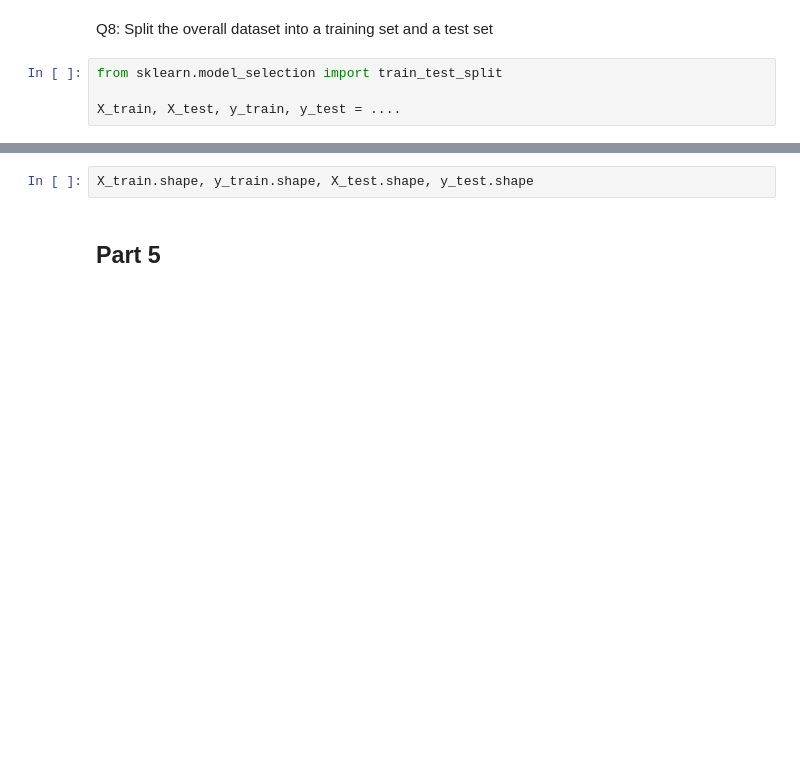
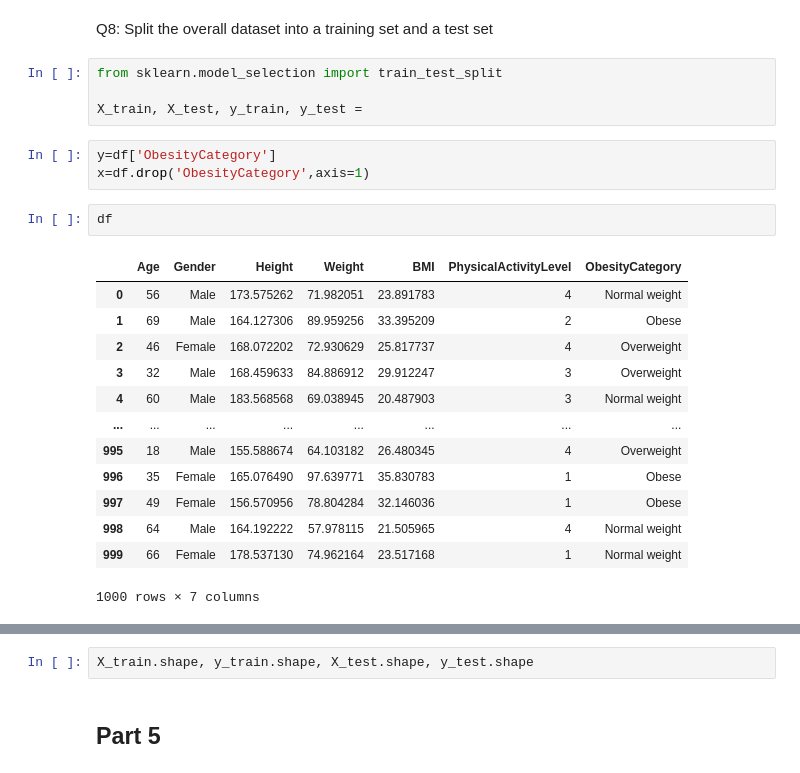
Before and after one commit to touXik/Tp_01_mbdd, a Jupyter notebook: Lab1_Health_Data_Modelling.ipynb, the cells around one changed output, grey strips where cells are left out. Saved outputs shown, nothing was run; the diff lists cells and outputs as text; blank space fills up the shorter version.

```diff
--- a/Lab1_Health_Data_Modelling.ipynb
+++ b/Lab1_Health_Data_Modelling.ipynb
@@ -185,4 +209,23 @@ Q8: Split the overall dataset into a training set and a test set
 # %%
 from sklearn.model_selection import train_test_split
 
-X_train, X_test, y_train, y_test = ....
+X_train, X_test, y_train, y_test =
+# %%
+y=df['ObesityCategory']
+x=df.drop('ObesityCategory',axis=1)
+# %%
+df
+# %% [output]
+|  | Age | Gender | Height | Weight | BMI | PhysicalActivityLevel | ObesityCategory |
+| 0 | 56 | Male | 173.575262 | 71.982051 | 23.891783 | 4 | Normal weight |
+| 1 | 69 | Male | 164.127306 | 89.959256 | 33.395209 | 2 | Obese |
+| 2 | 46 | Female | 168.072202 | 72.930629 | 25.817737 | 4 | Overweight |
+| 3 | 32 | Male | 168.459633 | 84.886912 | 29.912247 | 3 | Overweight |
+| 4 | 60 | Male | 183.568568 | 69.038945 | 20.487903 | 3 | Normal weight |
+| ... | ... | ... | ... | ... | ... | ... | ... |
+| 995 | 18 | Male | 155.588674 | 64.103182 | 26.480345 | 4 | Overweight |
+| 996 | 35 | Female | 165.076490 | 97.639771 | 35.830783 | 1 | Obese |
+| 997 | 49 | Female | 156.570956 | 78.804284 | 32.146036 | 1 | Obese |
+| 998 | 64 | Male | 164.192222 | 57.978115 | 21.505965 | 4 | Normal weight |
+| 999 | 66 | Female | 178.537130 | 74.962164 | 23.517168 | 1 | Normal weight |
+1000 rows × 7 columns
```
Also changed, not shown: parts of 3 cells of this notebook, 1 other file.
